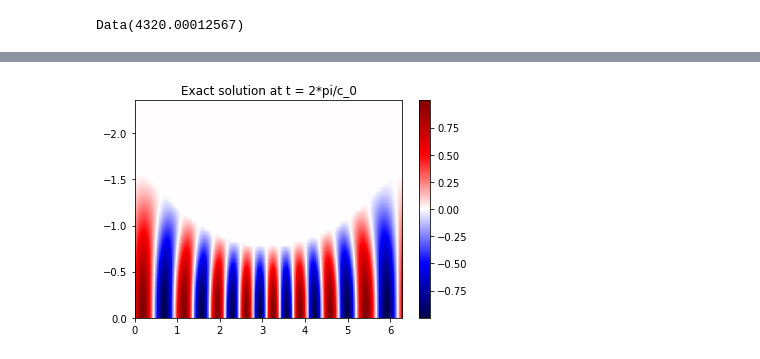
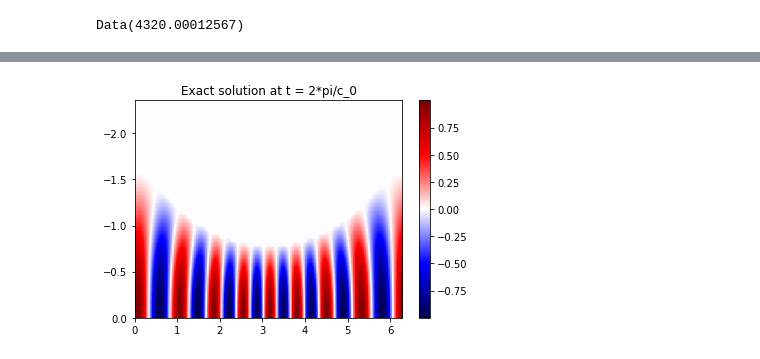
Before and after one commit to devitocodes/schism, a Jupyter notebook: examples/8_2nd-order_acoustic_exact_solution_comparison.ipynb, the cells around one changed output, grey strips where cells are left out. Drawn from its saved outputs; the diff is of its cells as text; code cells hidden in the pictures.

```diff
--- a/examples/8_2nd-order_acoustic_exact_solution_comparison.ipynb
+++ b/examples/8_2nd-order_acoustic_exact_solution_comparison.ipynb
@@ -166,7 +165,7 @@ plt.show()
 [figure]
 # %%
 # Set the timestep at 10% of critical timestep
-dt = 0.1*grid.spacing[0]/np.amax(vel.data)
+dt = 0.1*new_grid.spacing[0]/np.amax(vel.data)
 # %%
 # Set up the TimeFunction
 import devito as dv
@@ -281,9 +285,10 @@ plt.show()
 # %%
-uend = u(dt*nsteps, xmsh, ymsh, c0, m, A)
+# uend = u(dt*int(nsteps), xmsh, ymsh, c0, m, A)
+uend = u(20*dt, xmsh, ymsh, c0, m, A)
 uend[np.logical_not(interior_mask)] = 0
 plt.imshow(uend.T, extent=(0, 2*np.pi, 0, -3*np.pi/4), aspect='auto', cmap='seismic')
 plt.title("Exact solution at t = 2*pi/c_0")
 plt.colorbar()
 plt.show()
 # %% [output]
-[figure, old version]
+[figure, new version]
```
Also changed, not shown: parts of 8 cells of this notebook.
